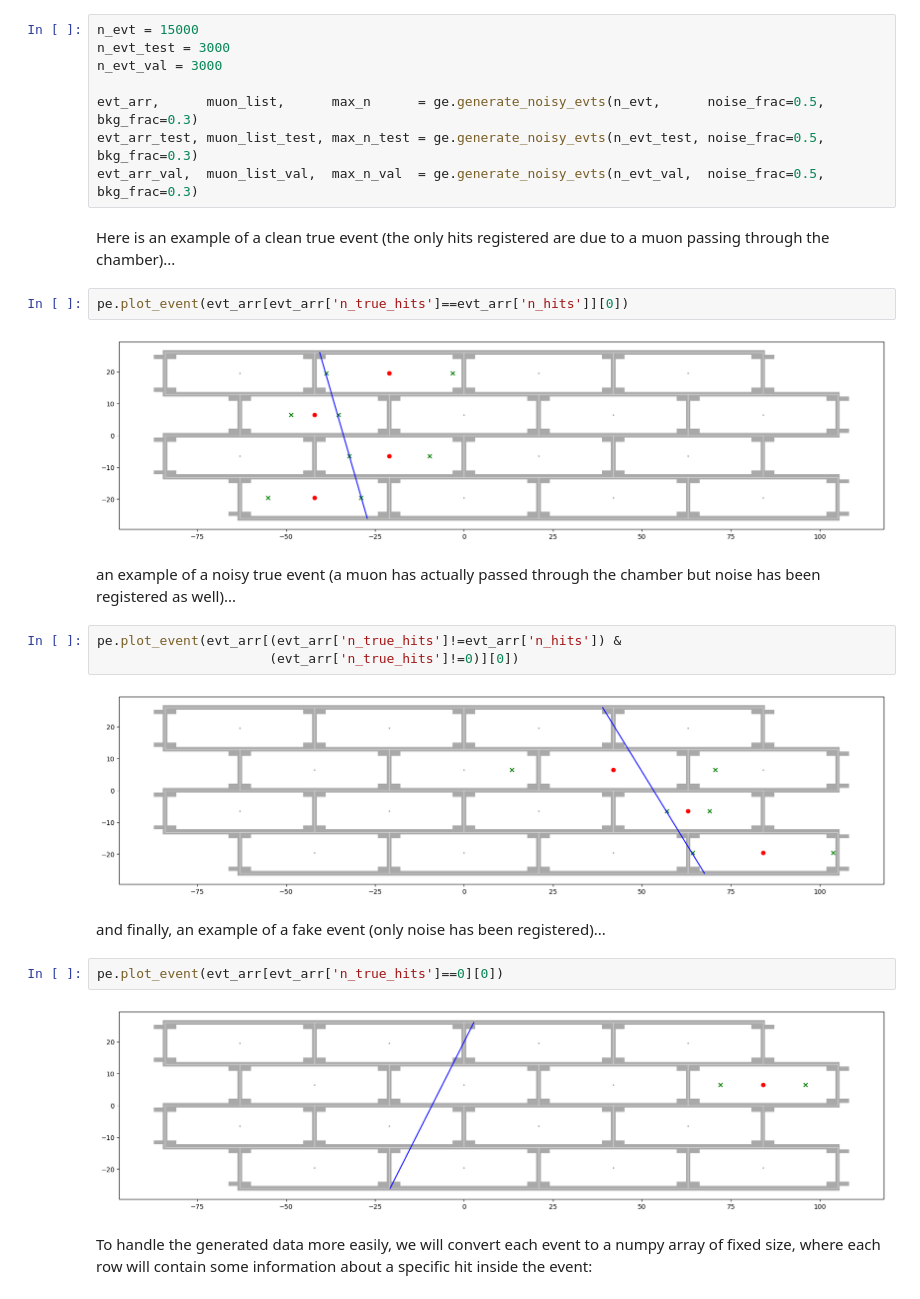
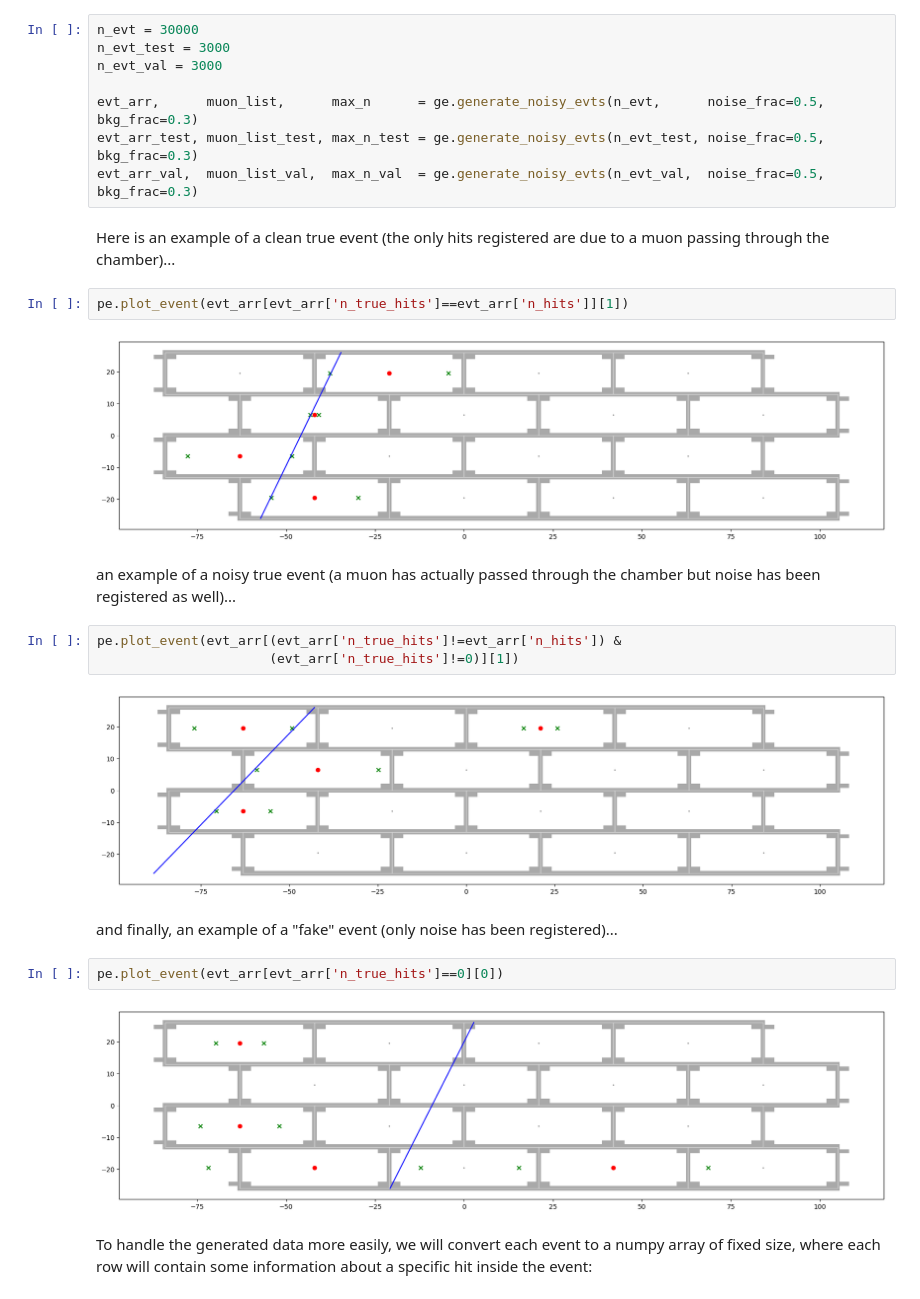
Before and after one commit to enlupi/SNN-MUC, a Jupyter notebook: SNN/SNN_Classifier.ipynb, the cells around one changed output. Drawn from its saved outputs; the diff is of its cells as text.

```diff
--- a/SNN/SNN_Classifier.ipynb
+++ b/SNN/SNN_Classifier.ipynb
@@ -31,5 +36,5 @@ In this first simplified scenario, we will simulate events taken in a 4x4 cell m
 # %%
-n_evt = 15000
+n_evt = 30000
 n_evt_test = 3000
 n_evt_val = 3000
 
@@ -39,22 +44,22 @@ evt_arr_val,  muon_list_val,  max_n_val  = ge.generate_noisy_evts(n_evt_val,  no
 # %% [markdown]
 Here is an example of a clean true event (the only hits registered are due to a muon passing through the chamber)...
 # %%
-pe.plot_event(evt_arr[evt_arr['n_true_hits']==evt_arr['n_hits']][0])
+pe.plot_event(evt_arr[evt_arr['n_true_hits']==evt_arr['n_hits']][1])
 # %% [output]
-[figure, old version]
+[figure, new version]
 # %% [markdown]
 an example of a noisy true event (a muon has actually passed through the chamber but noise has been registered as well)...
 # %%
 pe.plot_event(evt_arr[(evt_arr['n_true_hits']!=evt_arr['n_hits']) &
-                      (evt_arr['n_true_hits']!=0)][0])
+                      (evt_arr['n_true_hits']!=0)][1])
 # %% [output]
-[figure, old version]
+[figure, new version]
 # %% [markdown]
-and finally, an example of a fake event (only noise has been registered)...
+and finally, an example of a "fake" event (only noise has been registered)...
 # %%
 pe.plot_event(evt_arr[evt_arr['n_true_hits']==0][0])
 # %% [output]
-[figure, old version]
+[figure, new version]
 # %% [markdown]
 To handle the generated data more easily, we will convert each event to a numpy array of fixed size, where each row will contain some information about a specific hit inside the event:
 # %%
```
Also changed, not shown: parts of 59 cells of this notebook.
